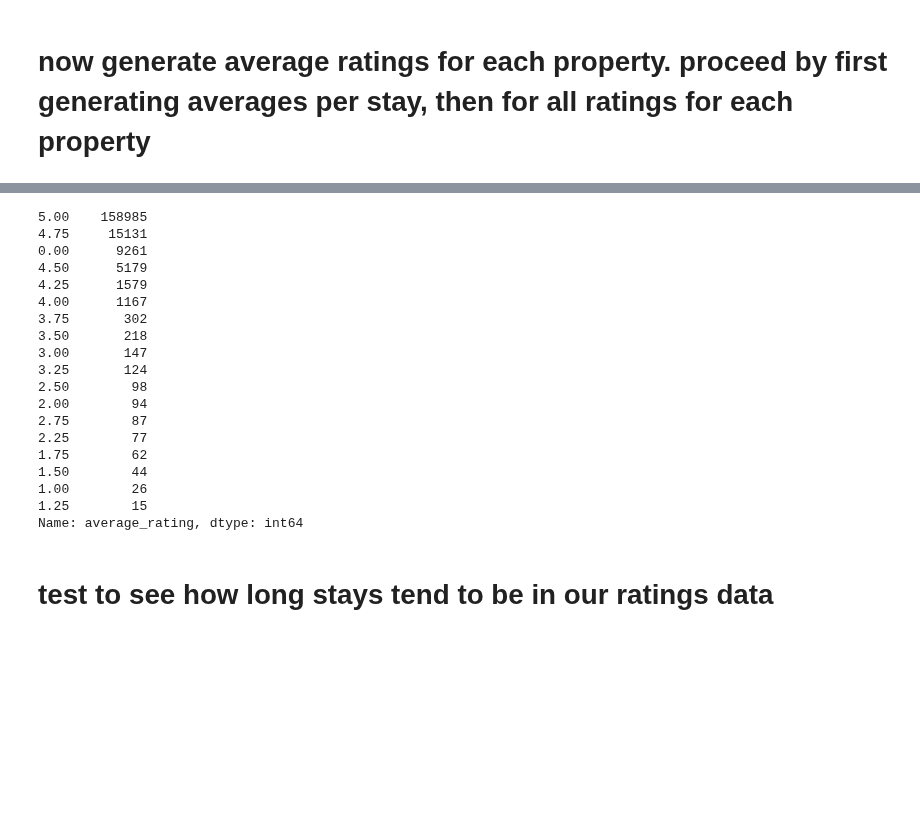
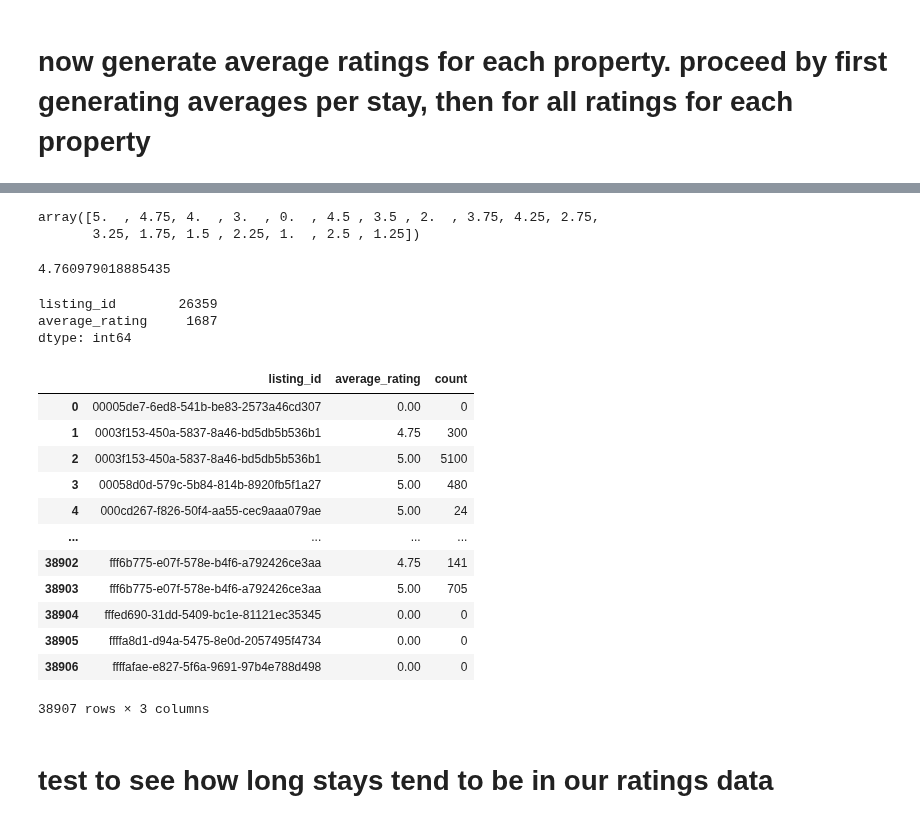
Before and after one commit to neue-fische-traum/traum-preis, a Jupyter notebook: EDA/EDA_notebook_5_rating.ipynb, the cells around one changed output, grey strips where cells are left out. Saved outputs shown, nothing was run; the diff lists cells and outputs as text; code cells hidden in the pictures; blank space fills up the shorter version.

Commit message:
more new work, new master merge and update rating

```diff
--- a/EDA/EDA_notebook_5_rating.ipynb
+++ b/EDA/EDA_notebook_5_rating.ipynb
@@ -251,22 +231,5 @@ array([5.  , 4.75, 4.  , 0.  , 4.5 , 4.25, 3.  , 3.5 , 1.5 , 2.  , 2.25,
-# %%
-df_rating_all_properties['average_rating'].value_counts()
-# %% [output]
-5.00    158985
-4.75     15131
-0.00      9261
-4.50      5179
-4.25      1579
-4.00      1167
-3.75       302
-3.50       218
-3.00       147
-3.25       124
-2.50        98
-2.00        94
-2.75        87
-2.25        77
-1.75        62
-1.50        44
-1.00        26
-1.25        15
-Name: average_rating, dtype: int64
+# %%
+rating_in_final['average_rating'].unique()
+# %% [output]
+array([5.  , 4.75, 4.  , 3.  , 0.  , 4.5 , 3.5 , 2.  , 3.75, 4.25, 2.75,
+       3.25, 1.75, 1.5 , 2.25, 1.  , 2.5 , 1.25])
@@ -273,3 +238,29 @@ Name: average_rating, dtype: int64
+# %%
+rating_in_final['average_rating'].mean()
+# %% [output]
+4.760979018885435
+# %%
+test.nunique()
+# %% [output]
+listing_id        26359
+average_rating     1687
+dtype: int64
+# %%
+rating_in_final.groupby(['listing_id','average_rating']).agg(['count'])['features'].reset_index()
+# %% [output]
+|  | listing_id | average_rating | count |
+| 0 | 00005de7-6ed8-541b-be83-2573a46cd307 | 0.00 | 0 |
+| 1 | 0003f153-450a-5837-8a46-bd5db5b536b1 | 4.75 | 300 |
+| 2 | 0003f153-450a-5837-8a46-bd5db5b536b1 | 5.00 | 5100 |
+| 3 | 00058d0d-579c-5b84-814b-8920fb5f1a27 | 5.00 | 480 |
+| 4 | 000cd267-f826-50f4-aa55-cec9aaa079ae | 5.00 | 24 |
+| ... | ... | ... | ... |
+| 38902 | fff6b775-e07f-578e-b4f6-a792426ce3aa | 4.75 | 141 |
+| 38903 | fff6b775-e07f-578e-b4f6-a792426ce3aa | 5.00 | 705 |
+| 38904 | fffed690-31dd-5409-bc1e-81121ec35345 | 0.00 | 0 |
+| 38905 | ffffa8d1-d94a-5475-8e0d-2057495f4734 | 0.00 | 0 |
+| 38906 | ffffafae-e827-5f6a-9691-97b4e788d498 | 0.00 | 0 |
+38907 rows × 3 columns
 # %% [markdown]
 # test to see how long stays tend to be in our ratings data
 # %%
```
Also changed, not shown: parts of 17 cells of this notebook, 1 other file.
